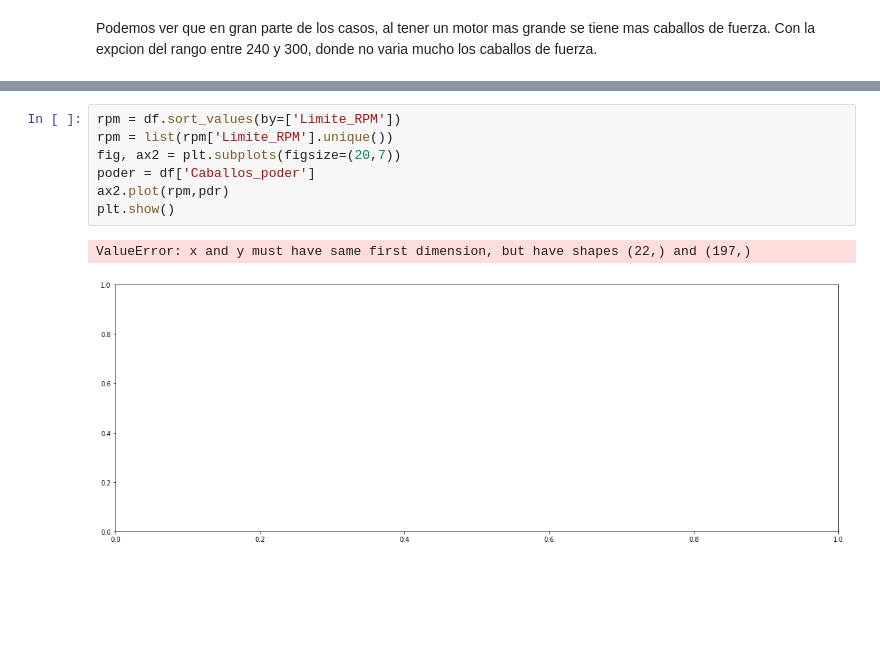
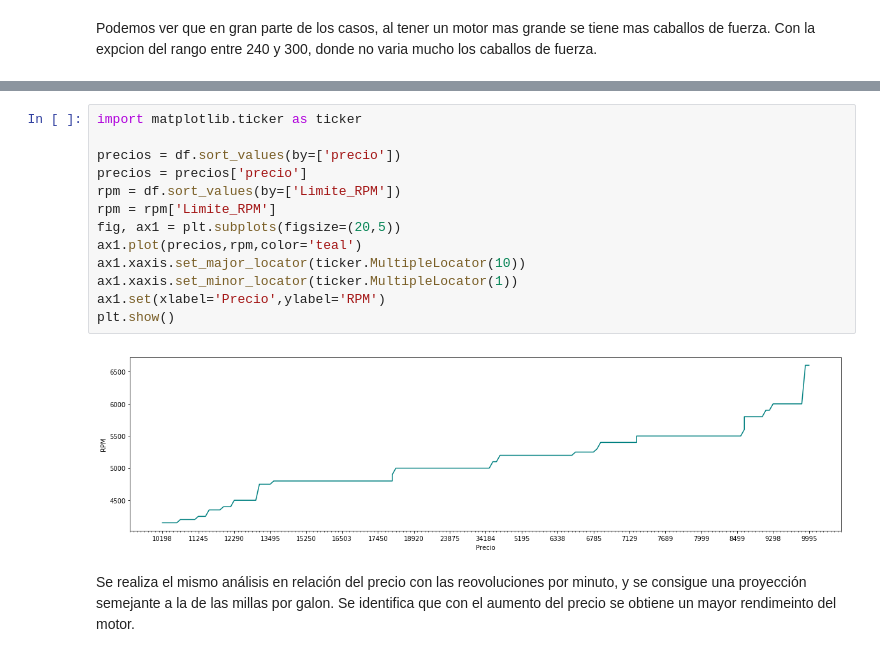
Before and after one commit to Manolomon/automobile-analysis, a Jupyter notebook: analysis.ipynb, the cells around one changed output, grey strips where cells are left out. Cells and saved outputs as stored; diff of their text form; blank space fills up the shorter version.

```diff
--- a/analysis.ipynb
+++ b/analysis.ipynb
@@ -136,10 +155,17 @@ plt.show()
-# %%
-rpm = df.sort_values(by=['Limite_RPM'])
-rpm = list(rpm['Limite_RPM'].unique())
-fig, ax2 = plt.subplots(figsize=(20,7))
-poder = df['Caballos_poder']
-ax2.plot(rpm,pdr)
-plt.show()
-# %% [output]
-ValueError: x and y must have same first dimension, but have shapes (22,) and (197,)
-[figure, removed]
+# %%
+import matplotlib.ticker as ticker
+
+precios = df.sort_values(by=['precio'])
+precios = precios['precio']
+rpm = df.sort_values(by=['Limite_RPM'])
+rpm = rpm['Limite_RPM']
+fig, ax1 = plt.subplots(figsize=(20,5))
+ax1.plot(precios,rpm,color='teal')
+ax1.xaxis.set_major_locator(ticker.MultipleLocator(10))
+ax1.xaxis.set_minor_locator(ticker.MultipleLocator(1))
+ax1.set(xlabel='Precio',ylabel='RPM')
+plt.show()
+# %% [output]
+[figure, added]
+# %% [markdown]
+Se realiza el mismo análisis en relación del precio con las reovoluciones por minuto, y se consigue una proyección semejante a la de las millas por galon. Se identifica que con el aumento del precio se obtiene un mayor rendimeinto del motor.
```
Also changed, not shown: parts of 11 cells of this notebook.
